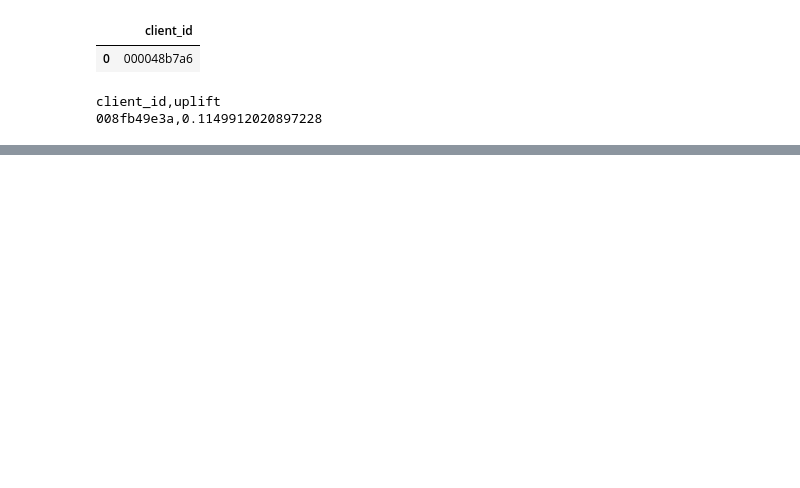
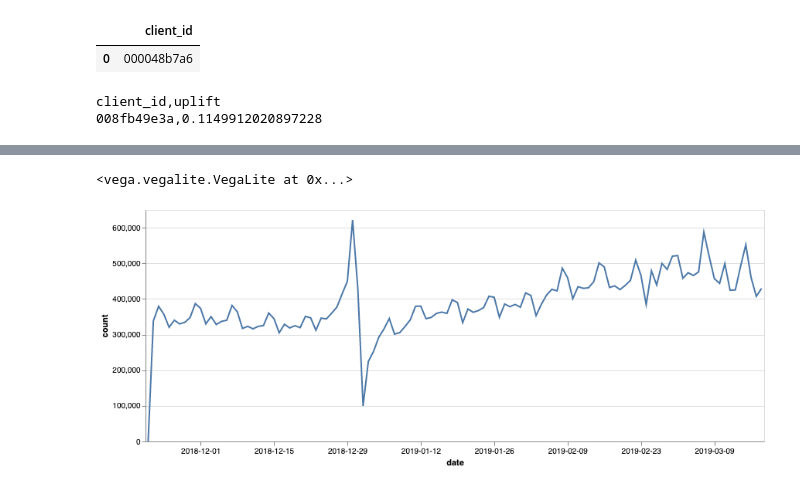
Before and after one commit to cluePrints/data-sci-fience, a Jupyter notebook: retailhero/EDA.ipynb, the cells around one changed output, grey strips where cells are left out. Drawn from its saved outputs; the diff is of its cells as text; code cells hidden in the pictures; blank space fills up the shorter version.

```diff
--- a/retailhero/EDA.ipynb
+++ b/retailhero/EDA.ipynb
@@ -30,3 +61,0 @@ df_products.head(1)
-# %%
-df_purchases = pd.read_csv('data/purchases.csv')
-df_purchases.head(1)
@@ -119,0 +118,24 @@ df_purchases.groupby('client_id').agg({'transaction_datetime': ['min', 'max']})
+# %%
+df_purchases['date'] = df_purchases['transaction_datetime'].dt.date
+# %%
+transactions_by_date = df_purchases[['transaction_id', 'date']].groupby('date', as_index=False).agg({'transaction_id': 'count'})
+transactions_by_date.columns = ['date', 'count']
+# %%
+import altair as alt
+alt.renderers.enable('notebook')
+transactions_by_date['date'] = transactions_by_date['date'].astype(str)
+
+first = pd.to_datetime('2018-12-01')
+dates = [str((first + pd.DateOffset(weeks=2*m)).date()) for m in range(10)]
+
+alt.Chart(transactions_by_date).mark_line()\
+.encode(
+    alt.X('date', axis=alt.Axis(values=dates, labelAngle=0)),
+    y='count',
+    tooltip='count'
+).properties(
+    width=800
+)
+# %% [output]
+<vega.vegalite.VegaLite at 0x...>
+[figure, added]
```
Also changed, not shown: parts of 13 cells of this notebook.
